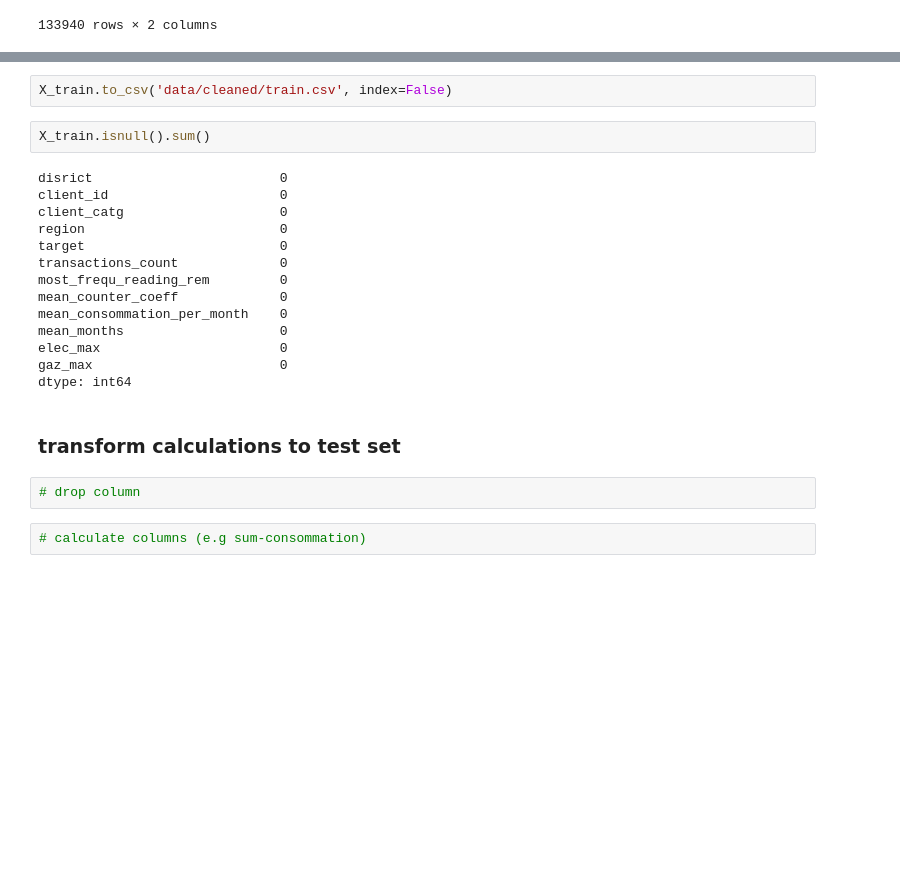
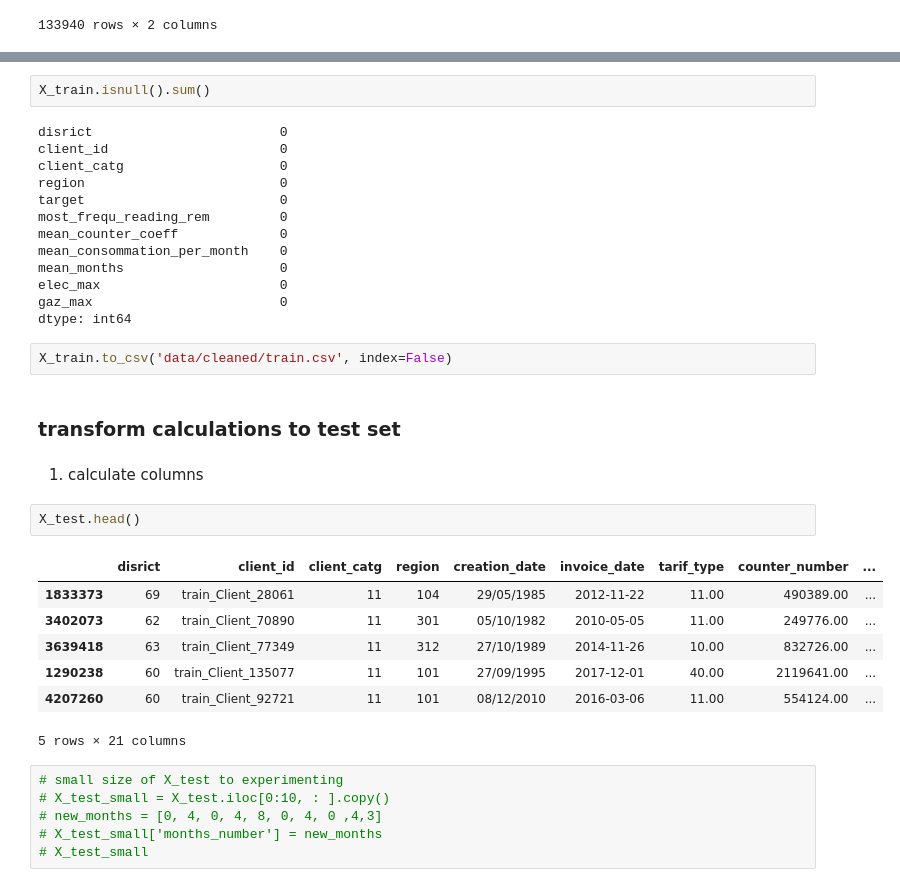
Before and after one commit to MaJo632/my_ml_project, a Jupyter notebook: 0306_EDA_FEATUREENG.ipynb, the cells around one changed output, grey strips where cells are left out. Drawn from its saved outputs; the diff is of its cells as text; blank space fills up the shorter version.

```diff
--- a/0306_EDA_FEATUREENG.ipynb
+++ b/0306_EDA_FEATUREENG.ipynb
@@ -333,24 +325,37 @@ client
+# %%
+X_train.isnull().sum()
+# %% [output]
+disrict                        0
+client_id                      0
+client_catg                    0
+region                         0
+target                         0
+most_frequ_reading_rem         0
+mean_counter_coeff             0
+mean_consommation_per_month    0
+mean_months                    0
+elec_max                       0
+gaz_max                        0
+dtype: int64
 # %%
 X_train.to_csv('data/cleaned/train.csv', index=False)
-# %%
-X_train.isnull().sum()
-# %% [output]
-disrict                        0
-client_id                      0
-client_catg                    0
-region                         0
-target                         0
-transactions_count             0
-most_frequ_reading_rem         0
-mean_counter_coeff             0
-mean_consommation_per_month    0
-mean_months                    0
-elec_max                       0
-gaz_max                        0
-dtype: int64
 # %% [markdown]
 ### transform calculations to test set
-# %%
-# drop column
-# %%
-# calculate columns (e.g sum-consommation)
+# %% [markdown]
+1. calculate columns
+# %%
+X_test.head()
+# %% [output]
+|  | disrict | client_id | client_catg | region | creation_date | invoice_date | tarif_type | counter_number | ... |
+| 1833373 | 69 | train_Client_28061 | 11 | 104 | 29/05/1985 | 2012-11-22 | 11.00 | 490389.00 | ... |
+| 3402073 | 62 | train_Client_70890 | 11 | 301 | 05/10/1982 | 2010-05-05 | 11.00 | 249776.00 | ... |
+| 3639418 | 63 | train_Client_77349 | 11 | 312 | 27/10/1989 | 2014-11-26 | 10.00 | 832726.00 | ... |
+| 1290238 | 60 | train_Client_135077 | 11 | 101 | 27/09/1995 | 2017-12-01 | 40.00 | 2119641.00 | ... |
+| 4207260 | 60 | train_Client_92721 | 11 | 101 | 08/12/2010 | 2016-03-06 | 11.00 | 554124.00 | ... |
+5 rows × 21 columns
+# %%
+# small size of X_test to experimenting
+# X_test_small = X_test.iloc[0:10, : ].copy()
+# new_months = [0, 4, 0, 4, 8, 0, 4, 0 ,4,3]
+# X_test_small['months_number'] = new_months
+# X_test_small
```
Also changed, not shown: parts of 19 cells of this notebook.
